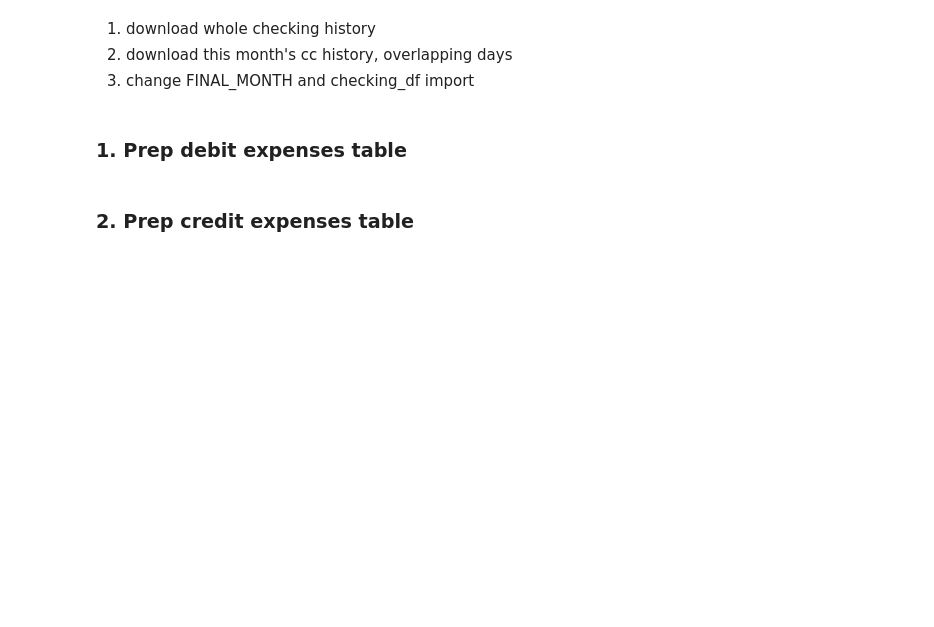
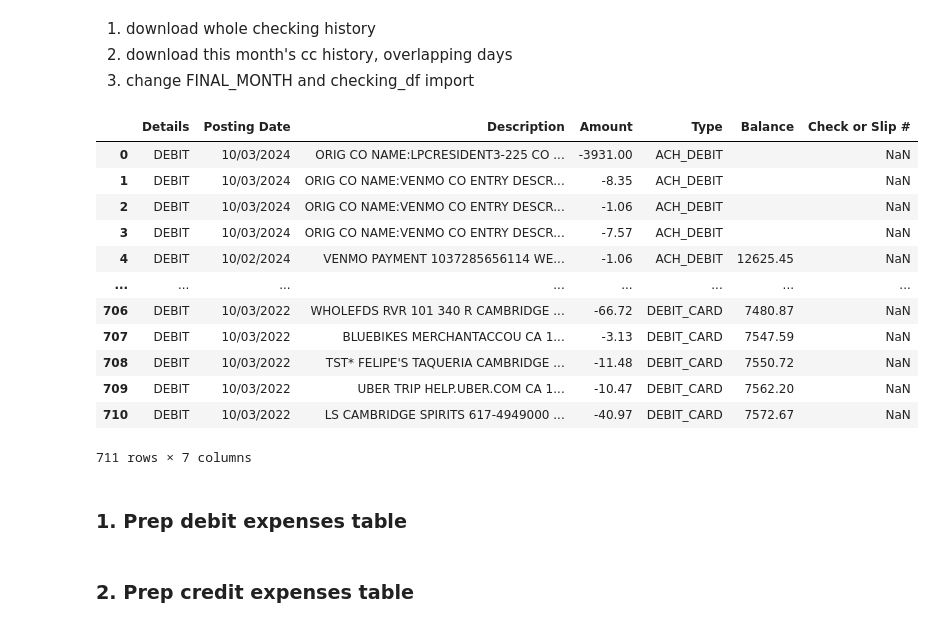
Before and after one commit to nglaze00/budget, a Jupyter notebook: expenses.ipynb, the cells around one changed output. Drawn from its saved outputs; the diff is of its cells as text; code cells hidden in the pictures; blank space fills up the shorter version.

```diff
--- a/expenses.ipynb
+++ b/expenses.ipynb
@@ -17,2 +17,18 @@ FINAL_YEAR, FINAL_MONTH, FINAL_DAY = 2024, 8, 31
+# %%
+checking_df
+# %% [output]
+|  | Details | Posting Date | Description | Amount | Type | Balance | Check or Slip # |
+| 0 | DEBIT | 10/03/2024 | ORIG CO NAME:LPCRESIDENT3-225 CO ... | -3931.00 | ACH_DEBIT |  | NaN |
+| 1 | DEBIT | 10/03/2024 | ORIG CO NAME:VENMO CO ENTRY DESCR... | -8.35 | ACH_DEBIT |  | NaN |
+| 2 | DEBIT | 10/03/2024 | ORIG CO NAME:VENMO CO ENTRY DESCR... | -1.06 | ACH_DEBIT |  | NaN |
+| 3 | DEBIT | 10/03/2024 | ORIG CO NAME:VENMO CO ENTRY DESCR... | -7.57 | ACH_DEBIT |  | NaN |
+| 4 | DEBIT | 10/02/2024 | VENMO PAYMENT 1037285656114 WE... | -1.06 | ACH_DEBIT | 12625.45 | NaN |
+| ... | ... | ... | ... | ... | ... | ... | ... |
+| 706 | DEBIT | 10/03/2022 | WHOLEFDS RVR 101 340 R CAMBRIDGE ... | -66.72 | DEBIT_CARD | 7480.87 | NaN |
+| 707 | DEBIT | 10/03/2022 | BLUEBIKES MERCHANTACCOU CA 1... | -3.13 | DEBIT_CARD | 7547.59 | NaN |
+| 708 | DEBIT | 10/03/2022 | TST* FELIPE'S TAQUERIA CAMBRIDGE ... | -11.48 | DEBIT_CARD | 7550.72 | NaN |
+| 709 | DEBIT | 10/03/2022 | UBER TRIP HELP.UBER.COM CA 1... | -10.47 | DEBIT_CARD | 7562.20 | NaN |
+| 710 | DEBIT | 10/03/2022 | LS CAMBRIDGE SPIRITS 617-4949000 ... | -40.97 | DEBIT_CARD | 7572.67 | NaN |
+711 rows × 7 columns
 # %%
 # if starting over
```
Also changed, not shown: parts of 13 cells of this notebook, 3 other files.
